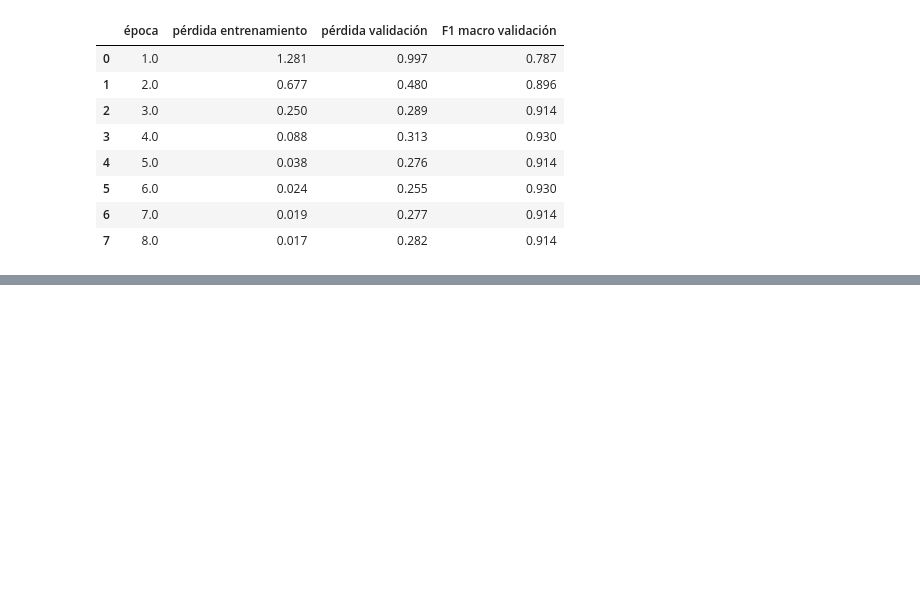
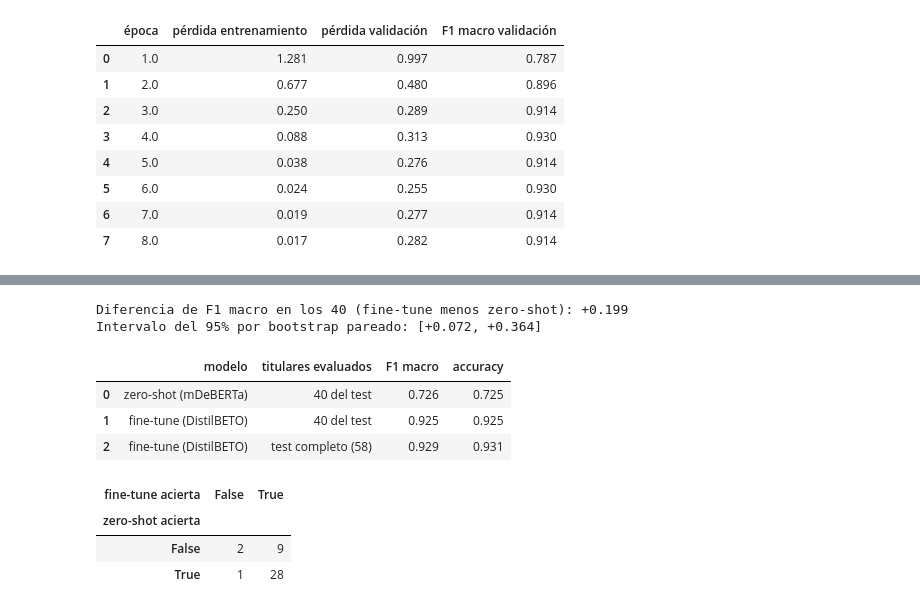
Before and after one commit to RenatoGates/python-intermedio-QLAB, a Jupyter notebook: tarea_1/02_clasificacion.ipynb, the cells around one changed output, grey strips where cells are left out. Drawn from its saved outputs; the diff is of its cells as text; code cells hidden in the pictures; blank space fills up the shorter version.

```diff
--- a/tarea_1/02_clasificacion.ipynb
+++ b/tarea_1/02_clasificacion.ipynb
@@ -372,0 +433,39 @@ Entrenamiento: 5.7 minutos
+# %%
+muestra_zs = muestra_zs.assign(pred_fine_tune=test.loc[muestra_zs.index, "pred_fine_tune"])
+f1_fine_tune_40 = f1_score(muestra_zs["etiqueta_llm"], muestra_zs["pred_fine_tune"], average="macro")
+
+comparacion = pd.DataFrame({
+    "modelo": ["zero-shot (mDeBERTa)", "fine-tune (DistilBETO)", "fine-tune (DistilBETO)"],
+    "titulares evaluados": ["40 del test", "40 del test", f"test completo ({len(test)})"],
+    "F1 macro": [f1_zero_shot, f1_fine_tune_40, f1_fine_tune],
+    "accuracy": [accuracy_score(muestra_zs["etiqueta_llm"], muestra_zs["pred_zero_shot"]),
+                 accuracy_score(muestra_zs["etiqueta_llm"], muestra_zs["pred_fine_tune"]),
+                 accuracy_score(test["etiqueta_llm"], test["pred_fine_tune"])],
+})
+
+rng = np.random.default_rng(SEMILLA)
+real, zs, ft = (muestra_zs[c].to_numpy() for c in ["etiqueta_llm", "pred_zero_shot", "pred_fine_tune"])
+diferencias = []
+for _ in range(2000):
+    i = rng.integers(0, len(real), len(real))
+    diferencias.append(f1_score(real[i], ft[i], labels=CATEGORIAS, average="macro", zero_division=0)
+                       - f1_score(real[i], zs[i], labels=CATEGORIAS, average="macro", zero_division=0))
+bajo, alto = np.percentile(diferencias, [2.5, 97.5])
+
+print(f"Diferencia de F1 macro en los 40 (fine-tune menos zero-shot): {f1_fine_tune_40 - f1_zero_shot:+.3f}")
+print(f"Intervalo del 95% por bootstrap pareado: [{bajo:+.3f}, {alto:+.3f}]")
+display(comparacion.round(3))
+pd.crosstab(muestra_zs["pred_zero_shot"] == muestra_zs["etiqueta_llm"],
+            muestra_zs["pred_fine_tune"] == muestra_zs["etiqueta_llm"],
+            rownames=["zero-shot acierta"], colnames=["fine-tune acierta"])
+# %% [output]
+Diferencia de F1 macro en los 40 (fine-tune menos zero-shot): +0.199
+Intervalo del 95% por bootstrap pareado: [+0.072, +0.364]
+|  | modelo | titulares evaluados | F1 macro | accuracy |
+| 0 | zero-shot (mDeBERTa) | 40 del test | 0.726 | 0.725 |
+| 1 | fine-tune (DistilBETO) | 40 del test | 0.925 | 0.925 |
+| 2 | fine-tune (DistilBETO) | test completo (58) | 0.929 | 0.931 |
+| fine-tune acierta | False | True |
+| zero-shot acierta |  |  |
+| False | 2 | 9 |
+| True | 1 | 28 |
```
Also changed, not shown: parts of 6 cells of this notebook.
